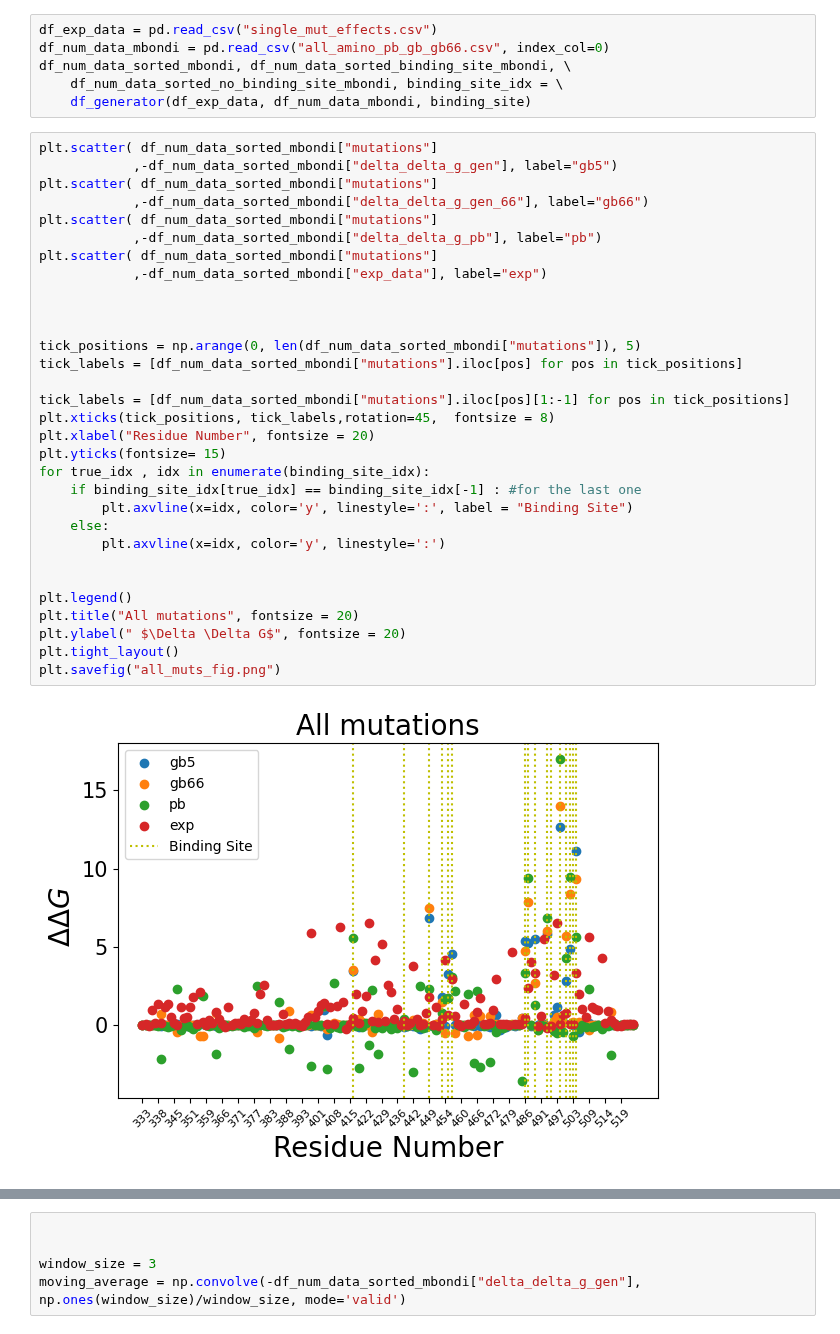
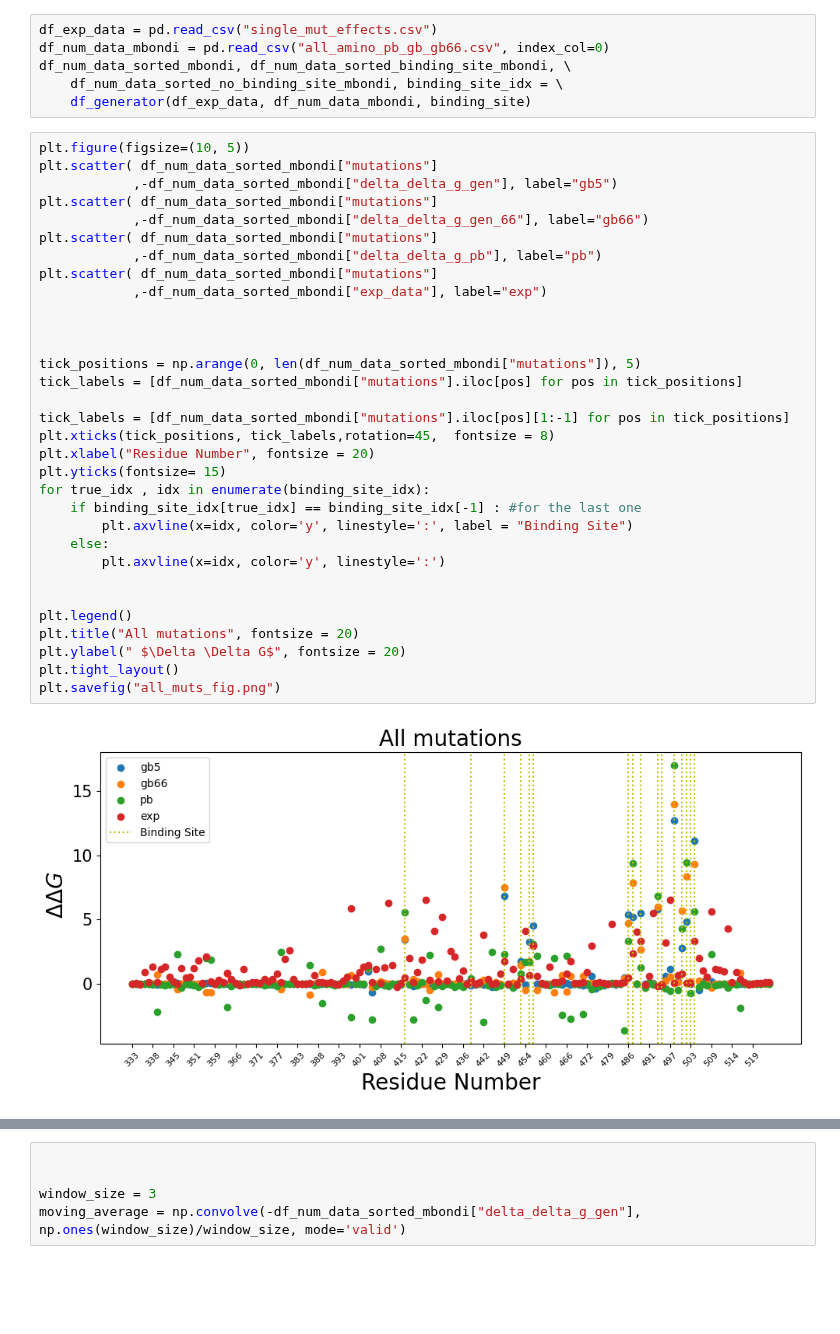
Before and after one commit to fergplace/amber_scripts, a Jupyter notebook: fun_figures.ipynb, the cells around one changed output, grey strips where cells are left out. Saved outputs shown, nothing was run; the diff lists cells and outputs as text; blank space fills up the shorter version.

```diff
--- a/fun_figures.ipynb
+++ b/fun_figures.ipynb
@@ -73,36 +73,37 @@ df_num_data_sorted_mbondi, df_num_data_sorted_binding_site_mbondi, \
     df_num_data_sorted_no_binding_site_mbondi, binding_site_idx = \
     df_generator(df_exp_data, df_num_data_mbondi, binding_site)
 # %%
+plt.figure(figsize=(10, 5))
 plt.scatter( df_num_data_sorted_mbondi["mutations"]
             ,-df_num_data_sorted_mbondi["delta_delta_g_gen"], label="gb5")
 plt.scatter( df_num_data_sorted_mbondi["mutations"]
             ,-df_num_data_sorted_mbondi["delta_delta_g_gen_66"], label="gb66")
 plt.scatter( df_num_data_sorted_mbondi["mutations"]
             ,-df_num_data_sorted_mbondi["delta_delta_g_pb"], label="pb")
 plt.scatter( df_num_data_sorted_mbondi["mutations"]
             ,-df_num_data_sorted_mbondi["exp_data"], label="exp")
 
 
 
 tick_positions = np.arange(0, len(df_num_data_sorted_mbondi["mutations"]), 5)
 tick_labels = [df_num_data_sorted_mbondi["mutations"].iloc[pos] for pos in tick_positions]
 
 tick_labels = [df_num_data_sorted_mbondi["mutations"].iloc[pos][1:-1] for pos in tick_positions]
 plt.xticks(tick_positions, tick_labels,rotation=45,  fontsize = 8)
 plt.xlabel("Residue Number", fontsize = 20)
 plt.yticks(fontsize= 15)
 for true_idx , idx in enumerate(binding_site_idx):
     if binding_site_idx[true_idx] == binding_site_idx[-1] : #for the last one
         plt.axvline(x=idx, color='y', linestyle=':', label = "Binding Site")
     else:
         plt.axvline(x=idx, color='y', linestyle=':')
 
 
 plt.legend()
 plt.title("All mutations", fontsize = 20)
 plt.ylabel(" $\Delta \Delta G$", fontsize = 20)
 plt.tight_layout()
 plt.savefig("all_muts_fig.png")
 # %% [output]
-[figure, old version]
+[figure, new version]
 # %%
```
Also changed, not shown: parts of 1 cell of this notebook, 2 other files.
